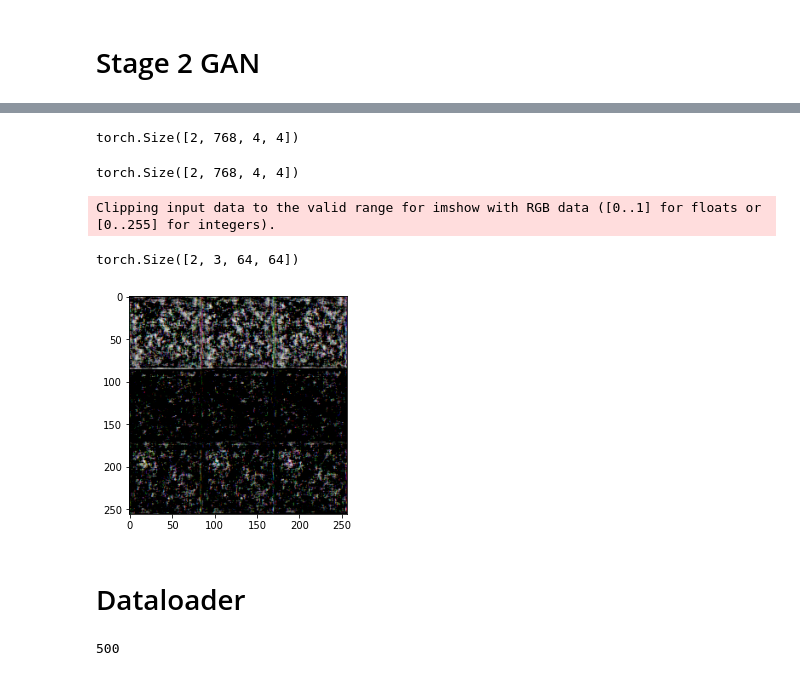
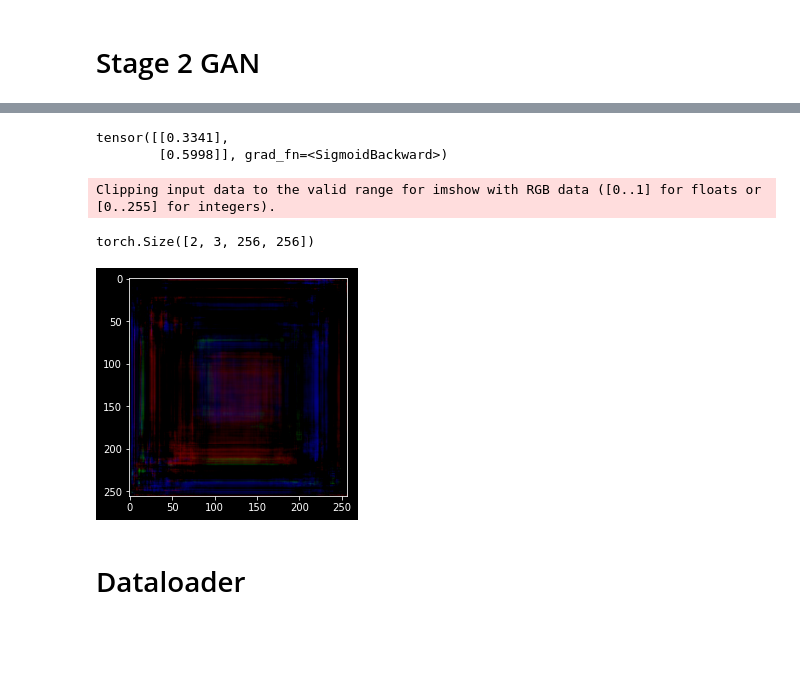
Before and after one commit to himanshu-dutta/RemixArt, a Jupyter notebook: sgan/nb/sgan.ipynb, the cells around one changed output, grey strips where cells are left out. Cells and saved outputs as stored; diff of their text form; code cells hidden in the pictures; blank space fills up the shorter version.

```diff
--- a/sgan/nb/sgan.ipynb
+++ b/sgan/nb/sgan.ipynb
@@ -447,5 +533,5 @@ class STAGE2_D(nn.Module):
 # %%
-netD2 = STAGE2_D()
-netD2(f_img).shape
+netD2(f_img)
 # %% [output]
-torch.Size([2, 768, 4, 4])
+tensor([[0.3341],
+        [0.5998]], grad_fn=<SigmoidBackward>)
@@ -460,15 +538,10 @@ with torch.no_grad():
-# %%
-netD(img).shape
-# %% [output]
-torch.Size([2, 768, 4, 4])
-# %%
-import matplotlib.pyplot as plt
-plt.imshow(f_img[0].detach().numpy().reshape(256,256,3))
-img.shape
-# %% [output]
-Clipping input data to the valid range for imshow with RGB data ([0..1] for floats or [0..255] for integers).
-torch.Size([2, 3, 64, 64])
-[figure, removed]
+# %%
+plt.imshow(np.moveaxis(f_img[0].detach().numpy(),0,2))
+f_img.shape
+# %% [output]
+Clipping input data to the valid range for imshow with RGB data ([0..1] for floats or [0..255] for integers).
+torch.Size([2, 3, 256, 256])
+[figure, added]
 # %% [markdown]
 # Dataloader
 # %%
@@ -561,7 +635,3 @@ save(obj,'audio_embeddings.p')
 save(obj,'text_embeddings.p')
 x = pd.DataFrame([[str(i), random.choice(list(ds.label_map))] for i in range(1,101)],columns=['id','genre']).set_index('id')
 x.to_csv('mapping.csv')
-# %%
-ds = DataSet()
-# %% [output]
-500
```
Also changed, not shown: parts of 24 cells of this notebook, 9 other files.
